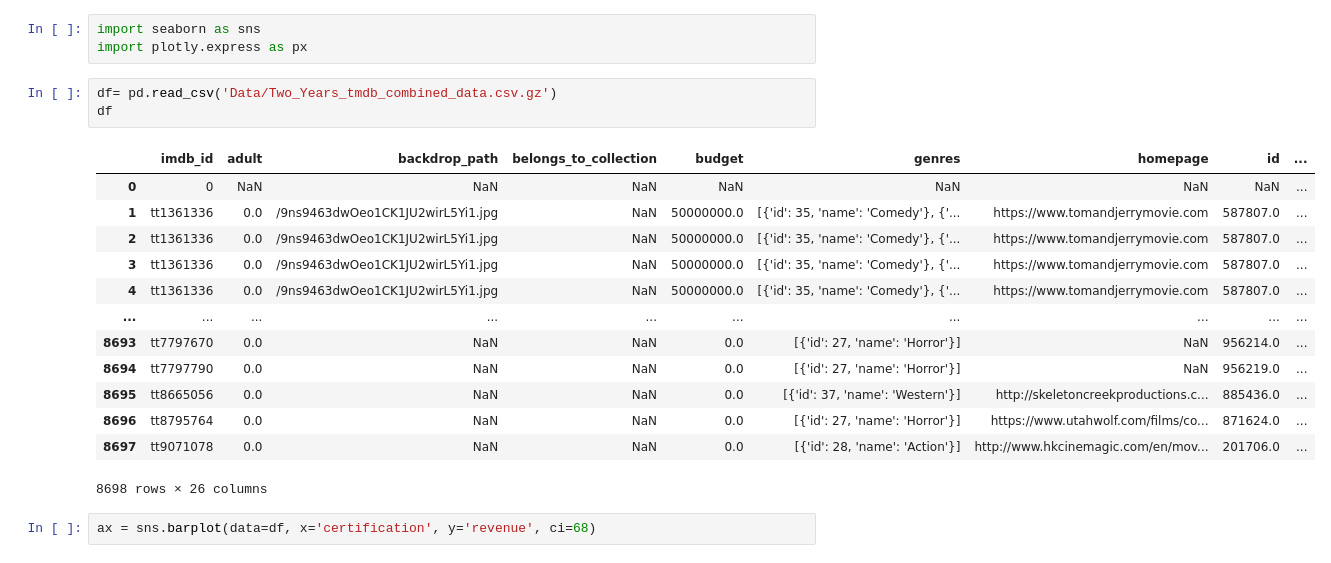
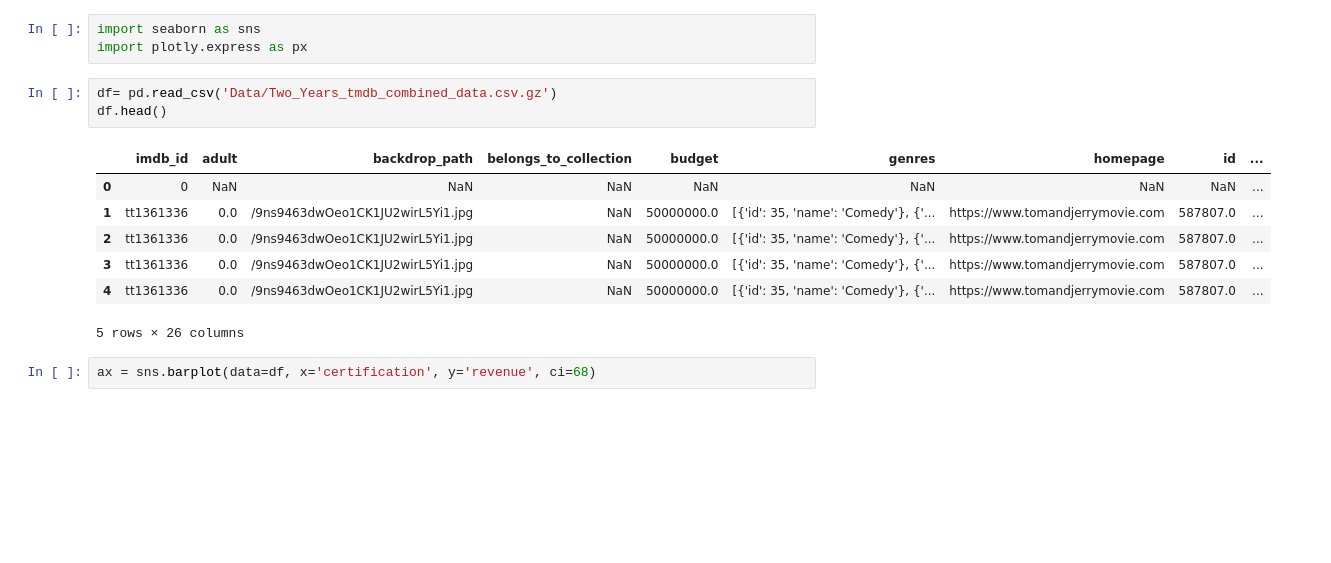
Before and after one commit to Davianka/Project-3-Using-IMDB, a Jupyter notebook: Hypothsis testing.ipynb, the cells around one changed output. Drawn from its saved outputs; the diff is of its cells as text; blank space fills up the shorter version.

```diff
--- a/Hypothsis testing.ipynb
+++ b/Hypothsis testing.ipynb
@@ -16,21 +16,15 @@ import seaborn as sns
 import plotly.express as px
 # %%
 df= pd.read_csv('Data/Two_Years_tmdb_combined_data.csv.gz')
-df
+df.head()
 # %% [output]
 |  | imdb_id | adult | backdrop_path | belongs_to_collection | budget | genres | homepage | id | ... |
 | 0 | 0 | NaN | NaN | NaN | NaN | NaN | NaN | NaN | ... |
 | 1 | tt1361336 | 0.0 | /9ns9463dwOeo1CK1JU2wirL5Yi1.jpg | NaN | 50000000.0 | [{'id': 35, 'name': 'Comedy'}, {'... | https://www.tomandjerrymovie.com | 587807.0 | ... |
 | 2 | tt1361336 | 0.0 | /9ns9463dwOeo1CK1JU2wirL5Yi1.jpg | NaN | 50000000.0 | [{'id': 35, 'name': 'Comedy'}, {'... | https://www.tomandjerrymovie.com | 587807.0 | ... |
 | 3 | tt1361336 | 0.0 | /9ns9463dwOeo1CK1JU2wirL5Yi1.jpg | NaN | 50000000.0 | [{'id': 35, 'name': 'Comedy'}, {'... | https://www.tomandjerrymovie.com | 587807.0 | ... |
 | 4 | tt1361336 | 0.0 | /9ns9463dwOeo1CK1JU2wirL5Yi1.jpg | NaN | 50000000.0 | [{'id': 35, 'name': 'Comedy'}, {'... | https://www.tomandjerrymovie.com | 587807.0 | ... |
-| ... | ... | ... | ... | ... | ... | ... | ... | ... | ... |
-| 8693 | tt7797670 | 0.0 | NaN | NaN | 0.0 | [{'id': 27, 'name': 'Horror'}] | NaN | 956214.0 | ... |
-| 8694 | tt7797790 | 0.0 | NaN | NaN | 0.0 | [{'id': 27, 'name': 'Horror'}] | NaN | 956219.0 | ... |
-| 8695 | tt8665056 | 0.0 | NaN | NaN | 0.0 | [{'id': 37, 'name': 'Western'}] | http://skeletoncreekproductions.c... | 885436.0 | ... |
-| 8696 | tt8795764 | 0.0 | NaN | NaN | 0.0 | [{'id': 27, 'name': 'Horror'}] | https://www.utahwolf.com/films/co... | 871624.0 | ... |
-| 8697 | tt9071078 | 0.0 | NaN | NaN | 0.0 | [{'id': 28, 'name': 'Action'}] | http://www.hkcinemagic.com/en/mov... | 201706.0 | ... |
-8698 rows × 26 columns
+5 rows × 26 columns
 # %%
 ax = sns.barplot(data=df, x='certification', y='revenue', ci=68)
 # %% [output]
```
Also changed, not shown: parts of 19 cells of this notebook.
